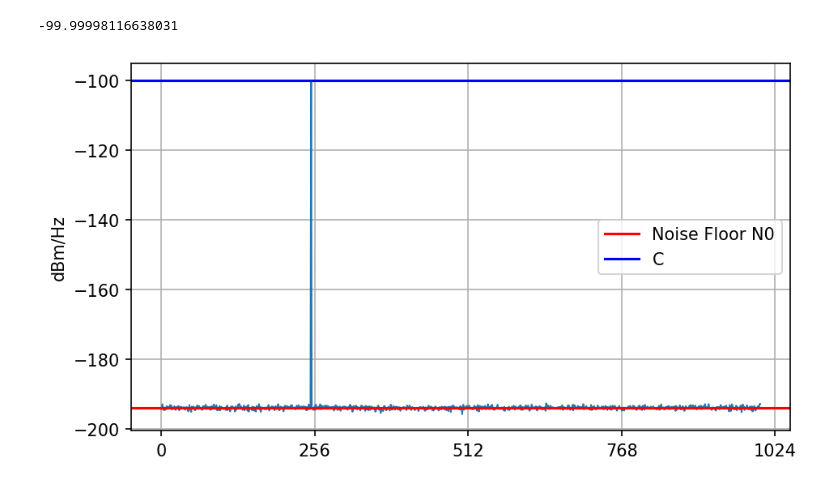
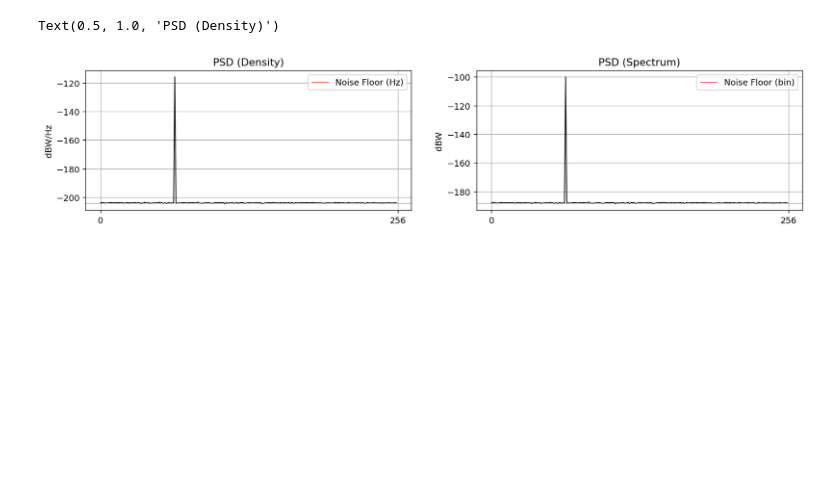
Before and after one commit to alelouis/spec-analyzer, a Jupyter notebook: spec-analyzer.ipynb, the cells around one changed output. Saved outputs shown, nothing was run; the diff lists cells and outputs as text; code cells hidden in the pictures; blank space fills up the shorter version.

```diff
--- a/spec-analyzer.ipynb
+++ b/spec-analyzer.ipynb
@@ -2,9 +2,3 @@
 import numpy as np
 import scipy.signal
 import matplotlib.pyplot as plt
-# %%
-def psd(s, nfft):
-    S = np.fft.fft(s)
-    psd = np.abs(S[0:nfft*(np.size(s)//nfft)])**2 / np.size(s)**2
-    psd_sum = np.sum(np.reshape(psd, (nfft, np.size(s)//nfft)), axis = 1)
-    return psd_sum
@@ -13,4 +5,16 @@ dB = lambda v: 10*np.log10(v)
+# %%
+def psd(s, nfft, scaling, fs, window):
+    reshape = np.reshape(s[0:nfft*(np.size(s)//nfft)], (np.size(s)//nfft, nfft)) * window(nfft)
+    spectrum = np.abs(np.fft.fft(reshape, axis = 1))**2 / nfft**2
+    spectrum *= nfft/np.sum(window(nfft)**2)
+    average = np.mean(spectrum, axis = 0)
+    if scaling == "density":
+        return average / (fs/nfft)
+    elif scaling == "spectrum":
+        return average
 # %%
+dB = lambda v: 10*np.log10(v)
+
 # Constants
 k = 1.380649e-23 # J/K
 T = 300 # K
@@ -20,7 +24,7 @@ N0 = k*T # dB-Hz
 t = 10 # s
 fs = 10000 # Hz
 fc = fs/4 # Hz
-nfft = 1000 # check influence
+nfft = 256 # check influence
 p_noise = N0*fs # W
 p_sig = 1e-10 # W
 sigma = np.sqrt(p_noise) # sqrt(W)
@@ -47,14 +73,24 @@ C/N0 (dB-Hz) =  93.849
-# %%
-s = signal
-plt.figure(dpi=150, figsize = (7, 4))
-plt.plot(10*np.log10(psd(s, nfft)), linewidth = 1)
-plt.xticks(np.arange(0, nfft+256, 256));
-plt.axhline(y=dBm(np.var(noise)/nfft), c = 'red', label = 'Noise Floor N0')
-plt.axhline(y=dBm(np.var(spur)), c = 'blue', label = 'C')
-print(np.max(10*np.log10(psd(s, nfft))))
-plt.ylabel("dBm/Hz")
-plt.legend()
-plt.grid()
-# %% [output]
--99.99998116638031
-[figure, removed]
+# %%
+s = signal
+plt.figure(dpi=130, figsize = (15, 3))
+
+plt.subplot(1, 2, 2)
+plt.plot(dB(psd(s, nfft, "spectrum", fs, np.ones)), linewidth = 1, c = "k")
+plt.xticks(np.arange(0, nfft+256, 256));
+plt.axhline(y=dB(np.var(noise)/nfft), c = 'red', label = 'Noise Floor (bin)', linewidth = 0.5)
+plt.ylabel("dBW")
+plt.legend()
+plt.grid()
+plt.title('PSD (Spectrum)')
+
+plt.subplot(1, 2, 1)
+plt.plot(dB(psd(s, nfft, "density", fs, np.ones)), linewidth = 1, c = "k")
+plt.xticks(np.arange(0, nfft+256, 256));
+plt.axhline(y=dB(np.var(noise)/fs), c = 'red', label = 'Noise Floor (Hz)', linewidth = 0.5)
+plt.ylabel("dBW/Hz")
+plt.legend()
+plt.grid()
+plt.title('PSD (Density)')
+# %% [output]
+Text(0.5, 1.0, 'PSD (Density)')
+[figure, added]
```
Also changed, not shown: parts of 2 cells of this notebook.
